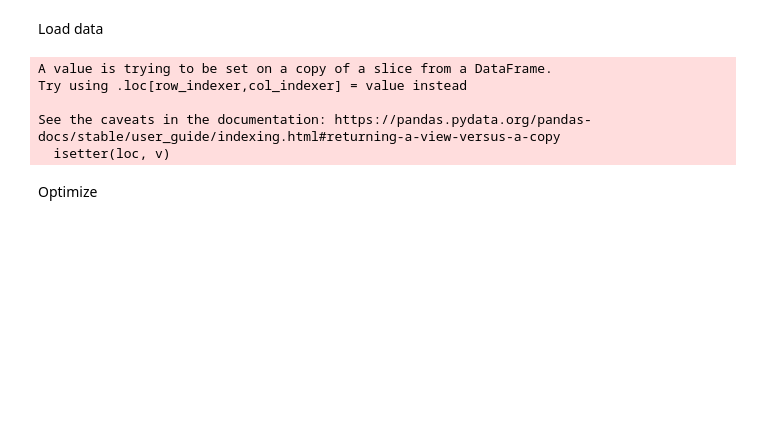
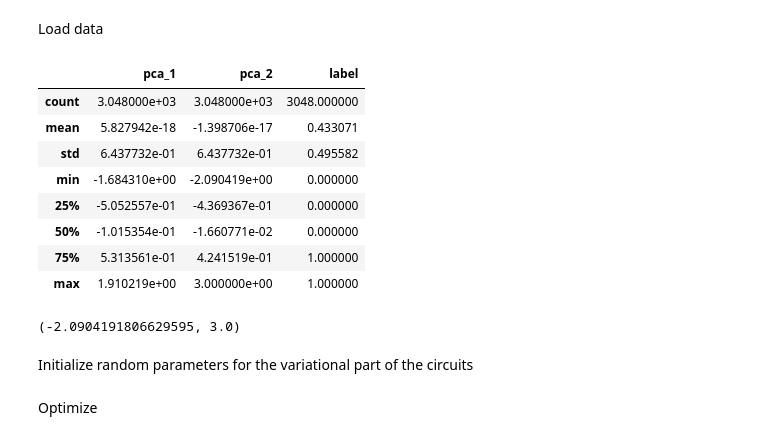
Before and after one commit to ivang/QHack-Q-Reply-2021, a Jupyter notebook: q-reply_vqe-classification.ipynb, the cells around one changed output. Saved outputs shown, nothing was run; the diff lists cells and outputs as text; code cells hidden in the pictures; blank space fills up the shorter version.

```diff
--- a/q-reply_vqe-classification.ipynb
+++ b/q-reply_vqe-classification.ipynb
@@ -122,16 +134,34 @@ def cost_2(params, features: List[List[float]], labels: List[int]) -> float:
 # %% [markdown]
 Load data
 # %%
-train_df, test_df = dl.load_train_test()
 n_components = n_wires
-pca = PCA(n_components=n_components)
-train_coordinates = pca.fit_transform(train_df.iloc[:,:-1]).reshape(-1, 1, n_components)
-train_labels = 1 * (train_df.CLASS.values == "Cammeo")
-test_coordinates = pca.transform(test_df.iloc[:,:-1]).reshape(-1, 1, n_components)
-test_labels = 1 * (test_df.CLASS.values == "Cammeo")
+train_df, test_df = dl.load_train_test_pca(n_components)
+
+max_value = np.max(abs(train_df.values))
+plot_range = 3
+
+train_df.iloc[:,:-1] = train_df.iloc[:,:-1] * plot_range / max_value
+test_df.iloc[:,:-1] = test_df.iloc[:,:-1] * plot_range / max_value
+
+train_coordinates = train_df.iloc[:,:-1].values.reshape(-1, 1, n_components)
+train_labels = train_df.label
+test_coordinates = test_df.iloc[:,:-1].values.reshape(-1, 1, n_components)
+test_labels = test_df.label
-# %% [output]
-A value is trying to be set on a copy of a slice from a DataFrame.
-Try using .loc[row_indexer,col_indexer] = value instead
-
-See the caveats in the documentation: https://pandas.pydata.org/pandas-docs/stable/user_guide/indexing.html#returning-a-view-versus-a-copy
-  isetter(loc, v)
+# %%
+train_df.describe()
+# %% [output]
+|  | pca_1 | pca_2 | label |
+| count | 3.048000e+03 | 3.048000e+03 | 3048.000000 |
+| mean | 5.827942e-18 | -1.398706e-17 | 0.433071 |
+| std | 6.437732e-01 | 6.437732e-01 | 0.495582 |
+| min | -1.684310e+00 | -2.090419e+00 | 0.000000 |
+| 25% | -5.052557e-01 | -4.369367e-01 | 0.000000 |
+| 50% | -1.015354e-01 | -1.660771e-02 | 0.000000 |
+| 75% | 5.313561e-01 | 4.241519e-01 | 1.000000 |
+| max | 1.910219e+00 | 3.000000e+00 | 1.000000 |
+# %%
+np.min(train_coordinates), np.max(train_coordinates)
+# %% [output]
+(-2.0904191806629595, 3.0)
+# %% [markdown]
+Initialize random parameters for the variational part of the circuits
```
Also changed, not shown: parts of 30 cells of this notebook, 7 other files.
